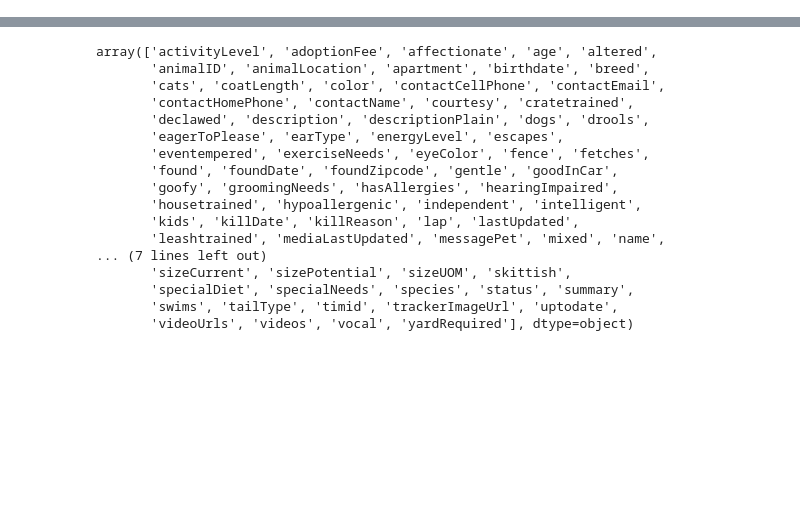
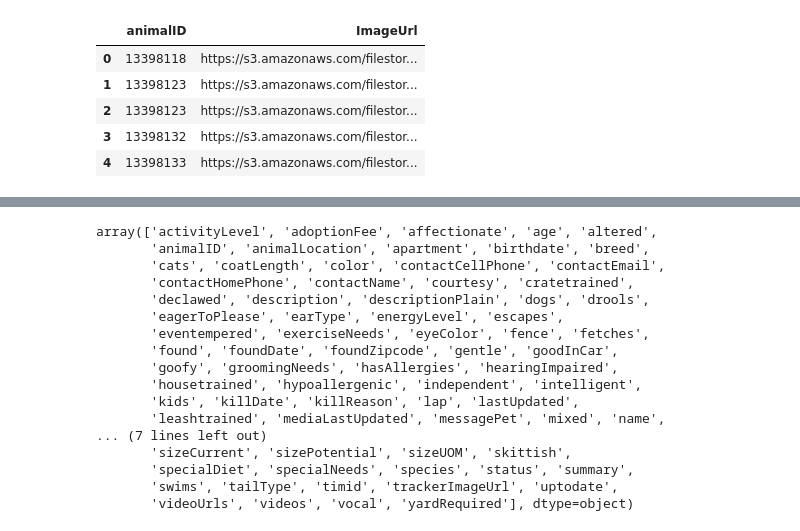
Before and after one commit to drunkONdata/fetch_dog_adoption, a Jupyter notebook: prelim_eda.ipynb, the cells around one changed output, grey strips where cells are left out. Saved outputs shown, nothing was run; the diff lists cells and outputs as text; code cells hidden in the pictures; blank space fills up the shorter version.

```diff
--- a/prelim_eda.ipynb
+++ b/prelim_eda.ipynb
@@ -23,19 +21,47 @@ def extract_image_url(pd_series):
     '''
     Extracts image URLs from the pictures column in the RescuePets database.
     INPUT: Pandas Series where each item is a list of dictionaries of dictionaries??
-    OUTPUT: Pandas Dataframe with 3 columns: 'url','size','resolution'
+    OUTPUT: Pandas dataframe with animalID and imageURL
     '''
     large_image_urls = []
-    small_image_urls = []
-    full_size_image_urls = []
+    animalIDs = []
 
     for lst in pd_series:
         for dct in lst:
             large_image_urls.append(dct['largeUrl'])
-            small_image_urls.append(dct['smallUrl'])
-            full_size_image_urls.append(dct['fullsizeUrl'])
 
-    return large_image_urls, small_image_urls, full_size_image_urls
+    for url in large_image_urls:
+        animalIDs.append(url.split('/')[-2])
+
+    return pd.DataFrame({'animalID': petid,'ImageUrl': url})
+# %%
+def extract_df(filepath):
+    '''
+    Extracts orgId, animalID, name breed and animalLocation from RescueGroup JSON and adds imageURLs
+    INPUT: JSON filepath, string
+    OUTPUT: Pandas dataframes
+    '''
+    df = pd.read_json(filepath, lines=True)
+    images = extract_image_url(df.pictures)
+    df1 = df[['orgID','animalID','name','breed','animalLocation']]
+    # NOTE: You loose images with this concat
+    result = pd.concat([df1, images], axis=1, join_axes=[df1.index])
+    # Return combined dataframe and original image source dataframe
+    return result, images
+# %%
+result, images = extract_df('data/h9DH7711_newpets_1.json')
+durka.head()
+images.head()
+#images.head()
+#len(durka_df)
+#len(images)
+# %% [output]
+|  | animalID | ImageUrl |
+| 0 | 13398118 | https://s3.amazonaws.com/filestor... |
+| 1 | 13398123 | https://s3.amazonaws.com/filestor... |
+| 2 | 13398123 | https://s3.amazonaws.com/filestor... |
+| 3 | 13398132 | https://s3.amazonaws.com/filestor... |
+| 4 | 13398133 | https://s3.amazonaws.com/filestor... |
 # %%
 def download_images(urls):
     '''
```
Also changed, not shown: parts of 11 cells of this notebook, 4 other files.
